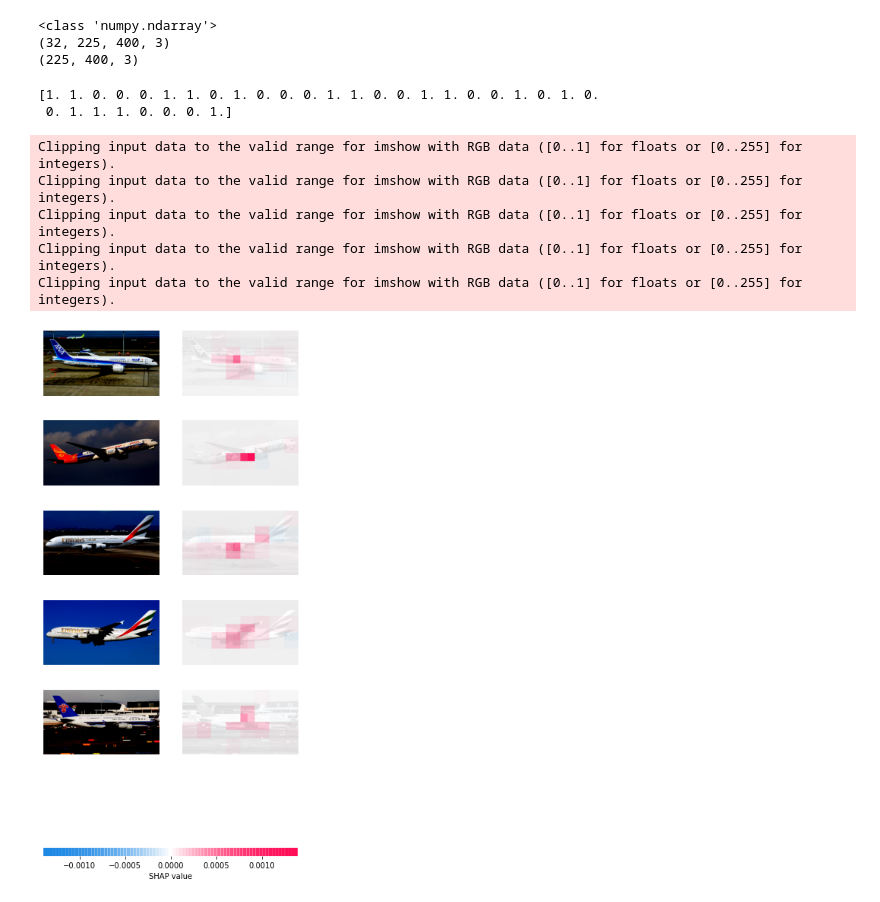
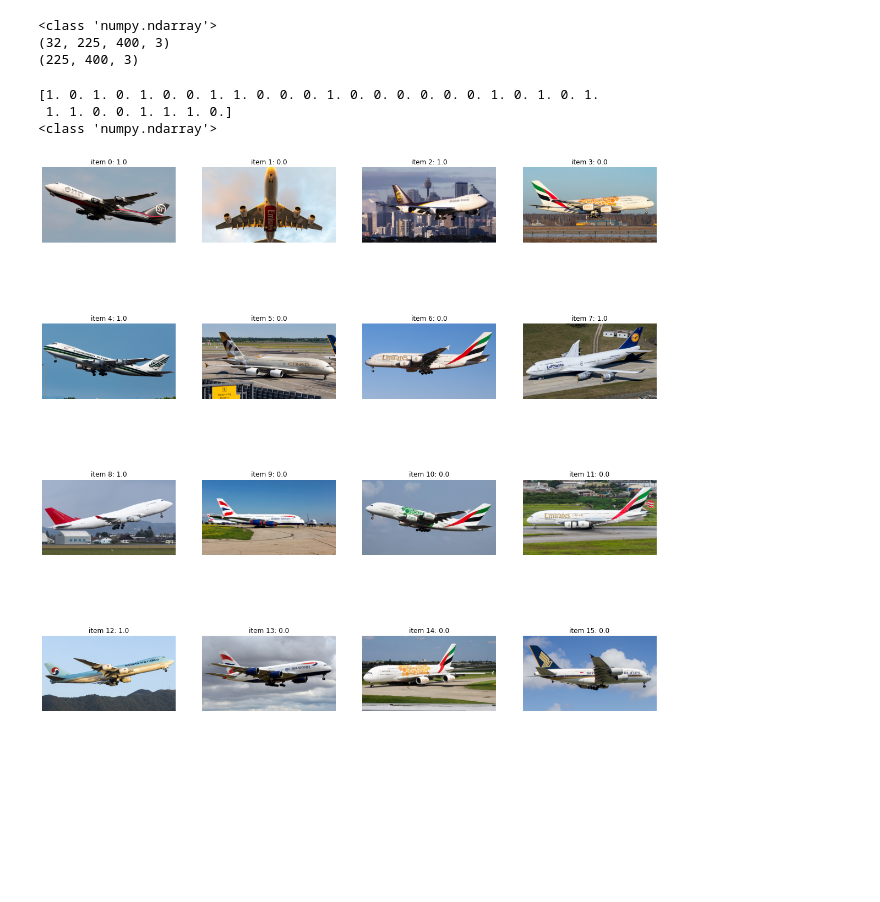
Before and after one commit to kevinwang09/plane_variants, a Jupyter notebook: stage1_explaining_model.ipynb, the cells around one changed output. Drawn from its saved outputs; the diff is of its cells as text; code cells hidden in the pictures; blank space fills up the shorter version.

```diff
--- a/stage1_explaining_model.ipynb
+++ b/stage1_explaining_model.ipynb
@@ -140,8 +146,8 @@ import json
 import shap
 import tensorflow as tf
 # %%
-X = a380vb787_dataset[1][0]
-y = a380vb787_dataset[1][1]
+X = a380vb747_dataset[1][0]
+y = a380vb747_dataset[1][1]
 print(type(X))
 print(X.shape)
 print(X[0].shape)
@@ -151,9 +157,22 @@ print(X[0].shape)
 (225, 400, 3)
 # %%
 print(y)
+print(type(y))
 # %% [output]
-[1. 1. 0. 0. 0. 1. 1. 0. 1. 0. 0. 0. 1. 1. 0. 0. 1. 1. 0. 0. 1. 0. 1. 0.
- 0. 1. 1. 1. 0. 0. 0. 1.]
+[1. 0. 1. 0. 1. 0. 0. 1. 1. 0. 0. 0. 1. 0. 0. 0. 0. 0. 0. 1. 0. 1. 0. 1.
+ 1. 1. 0. 0. 1. 1. 1. 0.]
+<class 'numpy.ndarray'>
+# %%
+class_names = list(y)
+
+plt.figure(figsize=(20, 20))
+for i in range(16):
+    ax = plt.subplot(4, 4, i + 1)
+    plt.imshow((((X[i,:,:,:])+1)/2))
+    plt.title("item "+ str(i) + ": " + str(class_names[i]))
+    plt.axis("off")
+# %% [output]
+[figure, added]
 # %%
 preprocess_input = prep_fn
 # rescale = tf.keras.layers.experimental.preprocessing.Rescaling(1./127.5, offset= -1)
@@ -168,12 +187,3 @@ def f(X):
 explainer = shap.Explainer(f, masker, output_names=None)
 # %%
 shap_values = explainer(X[0:5], max_evals=500, batch_size=32, outputs=shap.Explanation.argsort.flip[:1])
-# %%
-shap.image_plot(shap_values)
-# %% [output]
-Clipping input data to the valid range for imshow with RGB data ([0..1] for floats or [0..255] for integers).
-Clipping input data to the valid range for imshow with RGB data ([0..1] for floats or [0..255] for integers).
-Clipping input data to the valid range for imshow with RGB data ([0..1] for floats or [0..255] for integers).
-Clipping input data to the valid range for imshow with RGB data ([0..1] for floats or [0..255] for integers).
-Clipping input data to the valid range for imshow with RGB data ([0..1] for floats or [0..255] for integers).
-[figure, removed]
```
Also changed, not shown: parts of 11 cells of this notebook, 1 other file.
